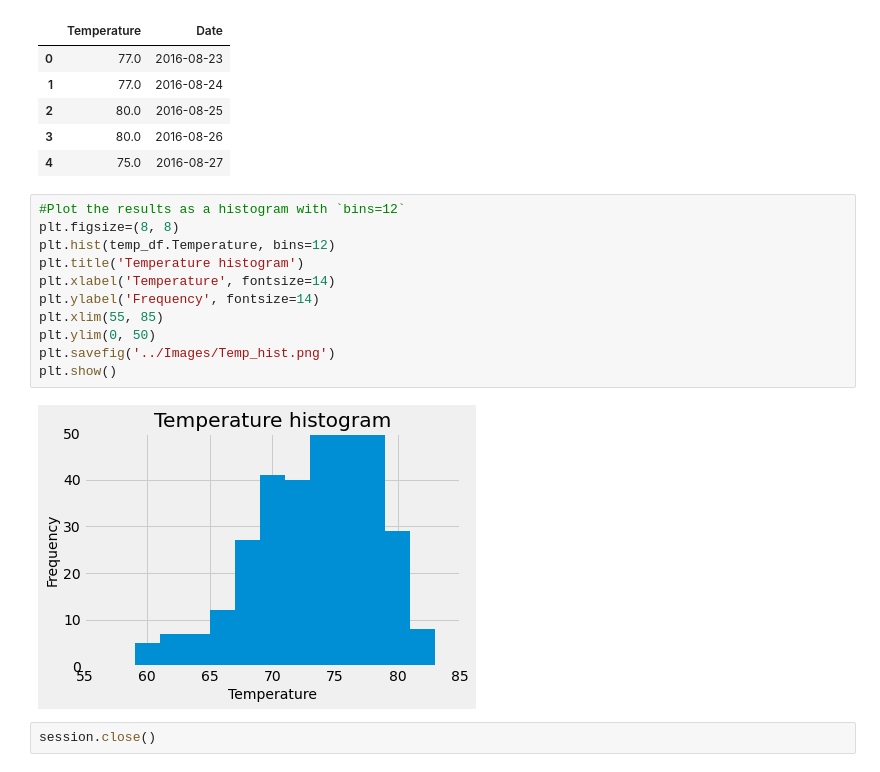
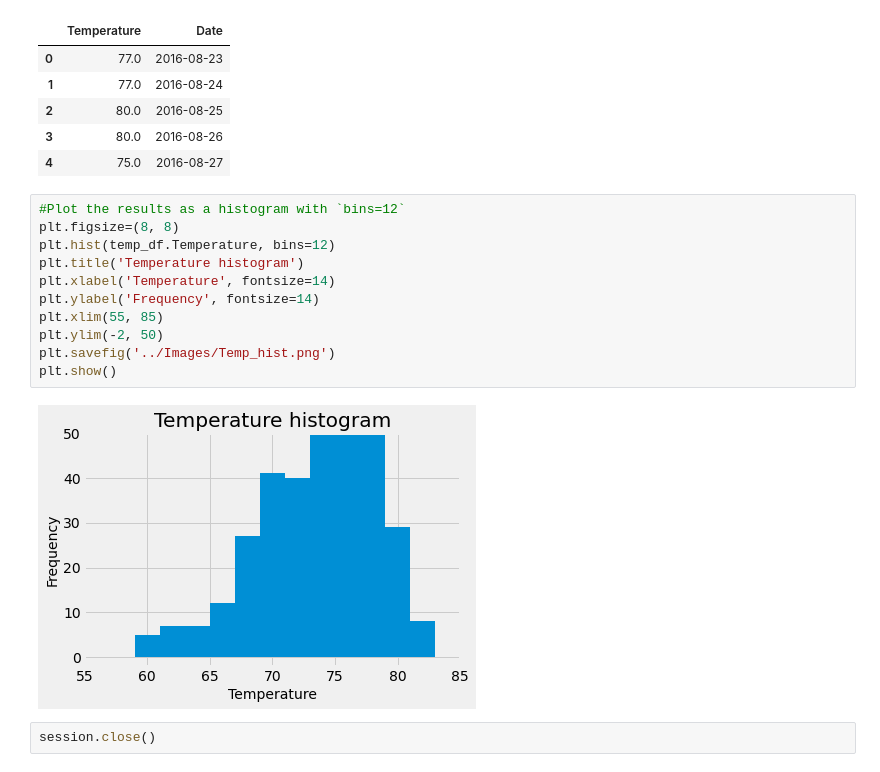
Before and after one commit to Corters22/Hawaii_weather_app, a Jupyter notebook: Analysis/Climate Analysis and Exploration.ipynb, the cells around one changed output. Cells and saved outputs as stored; diff of their text form.

Commit message:
adding more images

```diff
--- a/Analysis/Climate Analysis and Exploration.ipynb
+++ b/Analysis/Climate Analysis and Exploration.ipynb
@@ -219,16 +219,16 @@ temp_df.head()
 # %%
 #Plot the results as a histogram with `bins=12`
 plt.figsize=(8, 8)
 plt.hist(temp_df.Temperature, bins=12)
 plt.title('Temperature histogram')
 plt.xlabel('Temperature', fontsize=14)
 plt.ylabel('Frequency', fontsize=14)
 plt.xlim(55, 85)
-plt.ylim(0, 50)
+plt.ylim(-2, 50)
 plt.savefig('../Images/Temp_hist.png')
 plt.show()
 # %% [output]
-[figure, old version]
+[figure, new version]
 # %%
 session.close()
 # %% [markdown]
```
Also changed, not shown: 2 other files.
